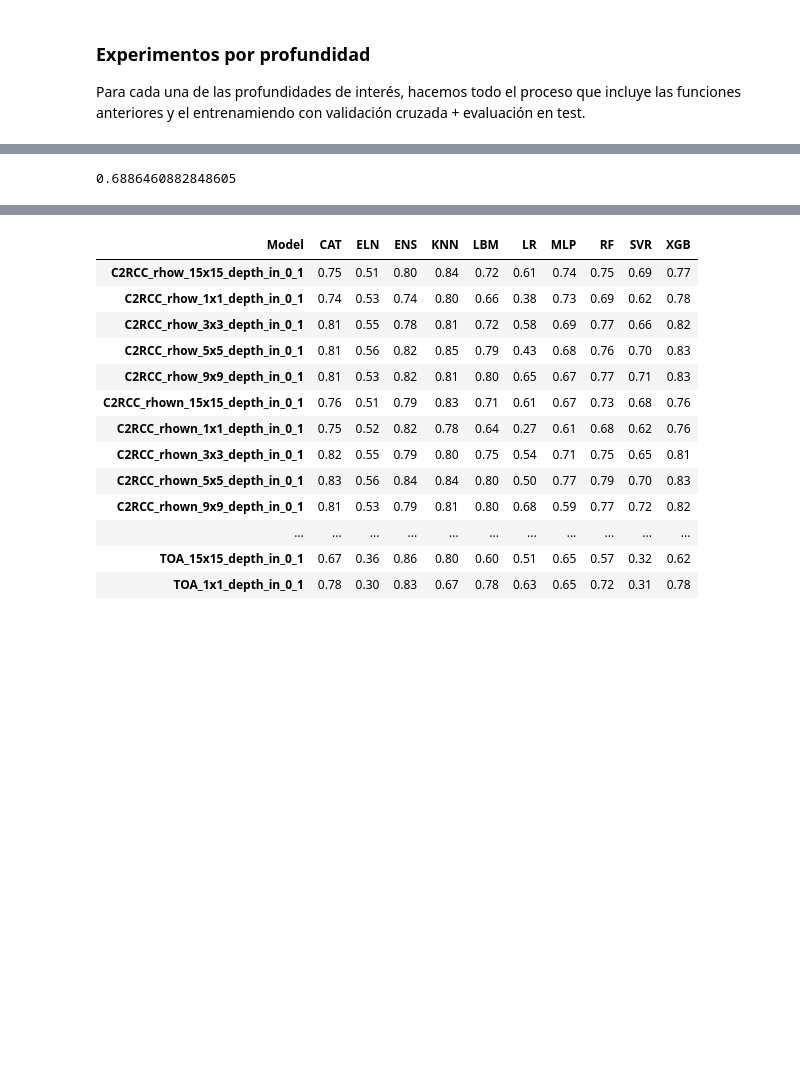
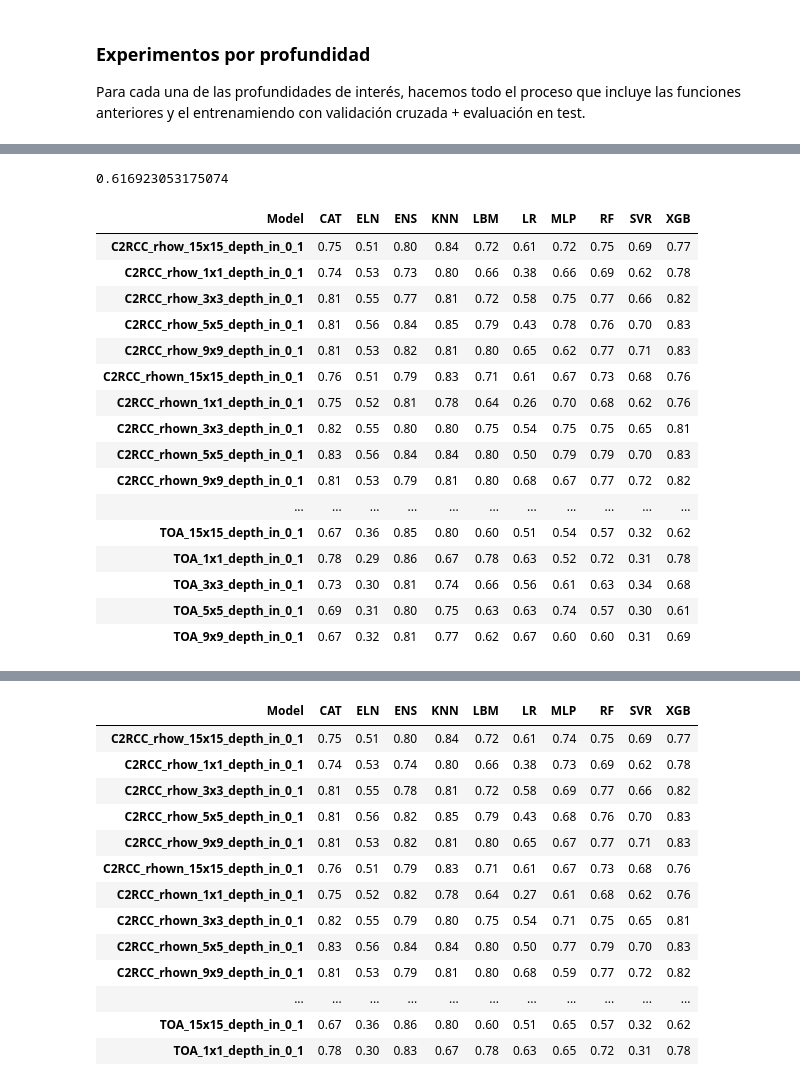
Before and after one commit to Antonio-MI/mar-menor-chl, a Jupyter notebook: Entrenamiento_V3.ipynb, the cells around one changed output, grey strips where cells are left out. Saved outputs shown, nothing was run; the diff lists cells and outputs as text; code cells hidden in the pictures; blank space fills up the shorter version.

```diff
--- a/Entrenamiento_V3.ipynb
+++ b/Entrenamiento_V3.ipynb
@@ -266,8 +263,8 @@ def cross_validation_training(dfs, depth):
                     test_pred = model.predict(X_test)
 
                 if correct:
-                    val_pred = np.clip(val_pred, 0.3, None)
-                    test_pred = np.clip(test_pred, 0.3, None)
+                    val_pred = np.clip(val_pred, 0.2, None)
+                    test_pred = np.clip(test_pred, 0.2, None)
 
                 # Guardamos las predicciones sobre val, las y's que les corresponden y los índices
                 val_preds[name][val_idx] = val_pred
@@ -306,7 +303,7 @@ def cross_validation_training(dfs, depth):
             # Predicción en el fold actual (no visto)
             ensemble_pred = meta_model.predict(meta_X_val)
             if correct:
-                ensemble_pred = np.clip(ensemble_pred, 0.3, None)
+                ensemble_pred = np.clip(ensemble_pred, 0.2, None)
 
             rmse = np.sqrt(mean_squared_error(meta_y_val, ensemble_pred))
             r2 = r2_score(meta_y_val, ensemble_pred)
@@ -331,14 +328,14 @@ def cross_validation_training(dfs, depth):
         meta_X_test = np.vstack([test_preds[model] for model in models]).T
         ensemble_test_pred = ensemble_model.predict(meta_X_test)
         if correct:
-            ensemble_test_pred = np.clip(ensemble_test_pred, 0.3, None)
+            ensemble_test_pred = np.clip(ensemble_test_pred, 0.2, None)
         # Evaluación del ensemble sobre test
         rmse_ens_test = np.sqrt(mean_squared_error(y_test, ensemble_test_pred))
         r2_ens_test = r2_score(y_test, ensemble_test_pred)
         results[nombre_df]["ENS"]["RMSE test"] = rmse_ens_test
         results[nombre_df]["ENS"]["R2 test"] = r2_ens_test
 
-    with open(f"training_results/results_entrenamiento_CV_corrected_{depth}.pkl", "wb") as f:
+    with open(f"training_results/results_entrenamiento_CV_corrected_{depth}_confirmation.pkl", "wb") as f:
         pickle.dump(results, f)
 
     return results
@@ -347,7 +344,8 @@ def cross_validation_training(dfs, depth):
 
 Para cada una de las profundidades de interés, hacemos todo el proceso que incluye las funciones anteriores y el entrenamiendo con validación cruzada + evaluación en test.
 # %%
-depths = ["eq_0", "eq_1", "in_0_1", "in_1_2", "in_2_3", "in_3_4", "gt_4"]
+#depths = ["eq_0", "eq_1", "in_0_1", "in_1_2", "in_2_3", "in_3_4", "gt_4"]
+depths = ["in_0_1"]
 for depth in depths:
     # Cargamos los csv de los tifs
     path = "saved_files/dataset"
@@ -521,12 +506,12 @@ Fold 5
 # %%
 depth = "in_0_1"
 
-with open(f"training_results/results_entrenamiento_CV_corrected_{depth}.pkl", "rb") as f:
+with open(f"training_results/results_entrenamiento_CV_corrected_{depth}_confirmation.pkl", "rb") as f:
     results = pickle.load(f)
 # %%
-np.mean(results["C2RCC_rhow_15x15_depth_in_0_1"]["CAT"]["R2"])
+np.mean(results["C2RCC_rhow_15x15_depth_in_0_1"]["XGB"]["R2"])
 # %% [output]
-0.6886460882848605
+0.616923053175074
 # %%
 rows = []
 
@@ -547,6 +532,26 @@ df_results = pd.DataFrame.from_dict(dict(rows), orient="index")
 df_results.columns = pd.MultiIndex.from_tuples(df_results.columns, names=["Metric", "Model"])
 df_results = df_results.sort_index(axis=1, level=0)
 df_results = df_results.sort_index(axis=0)
+# %%
+df_results["R2 test"]
+# %% [output]
+| Model | CAT | ELN | ENS | KNN | LBM | LR | MLP | RF | SVR | XGB |
+| C2RCC_rhow_15x15_depth_in_0_1 | 0.75 | 0.51 | 0.80 | 0.84 | 0.72 | 0.61 | 0.72 | 0.75 | 0.69 | 0.77 |
+| C2RCC_rhow_1x1_depth_in_0_1 | 0.74 | 0.53 | 0.73 | 0.80 | 0.66 | 0.38 | 0.66 | 0.69 | 0.62 | 0.78 |
+| C2RCC_rhow_3x3_depth_in_0_1 | 0.81 | 0.55 | 0.77 | 0.81 | 0.72 | 0.58 | 0.75 | 0.77 | 0.66 | 0.82 |
+| C2RCC_rhow_5x5_depth_in_0_1 | 0.81 | 0.56 | 0.84 | 0.85 | 0.79 | 0.43 | 0.78 | 0.76 | 0.70 | 0.83 |
+| C2RCC_rhow_9x9_depth_in_0_1 | 0.81 | 0.53 | 0.82 | 0.81 | 0.80 | 0.65 | 0.62 | 0.77 | 0.71 | 0.83 |
+| C2RCC_rhown_15x15_depth_in_0_1 | 0.76 | 0.51 | 0.79 | 0.83 | 0.71 | 0.61 | 0.67 | 0.73 | 0.68 | 0.76 |
+| C2RCC_rhown_1x1_depth_in_0_1 | 0.75 | 0.52 | 0.81 | 0.78 | 0.64 | 0.26 | 0.70 | 0.68 | 0.62 | 0.76 |
+| C2RCC_rhown_3x3_depth_in_0_1 | 0.82 | 0.55 | 0.80 | 0.80 | 0.75 | 0.54 | 0.75 | 0.75 | 0.65 | 0.81 |
+| C2RCC_rhown_5x5_depth_in_0_1 | 0.83 | 0.56 | 0.84 | 0.84 | 0.80 | 0.50 | 0.79 | 0.79 | 0.70 | 0.83 |
+| C2RCC_rhown_9x9_depth_in_0_1 | 0.81 | 0.53 | 0.79 | 0.81 | 0.80 | 0.68 | 0.67 | 0.77 | 0.72 | 0.82 |
+| ... | ... | ... | ... | ... | ... | ... | ... | ... | ... | ... |
+| TOA_15x15_depth_in_0_1 | 0.67 | 0.36 | 0.85 | 0.80 | 0.60 | 0.51 | 0.54 | 0.57 | 0.32 | 0.62 |
+| TOA_1x1_depth_in_0_1 | 0.78 | 0.29 | 0.86 | 0.67 | 0.78 | 0.63 | 0.52 | 0.72 | 0.31 | 0.78 |
+| TOA_3x3_depth_in_0_1 | 0.73 | 0.30 | 0.81 | 0.74 | 0.66 | 0.56 | 0.61 | 0.63 | 0.34 | 0.68 |
+| TOA_5x5_depth_in_0_1 | 0.69 | 0.31 | 0.80 | 0.75 | 0.63 | 0.63 | 0.74 | 0.57 | 0.30 | 0.61 |
+| TOA_9x9_depth_in_0_1 | 0.67 | 0.32 | 0.81 | 0.77 | 0.62 | 0.67 | 0.60 | 0.60 | 0.31 | 0.69 |
 # %%
 df_results["R2"]
 # %% [output]
```
Also changed, not shown: parts of 2 cells of this notebook, 4 other files.
